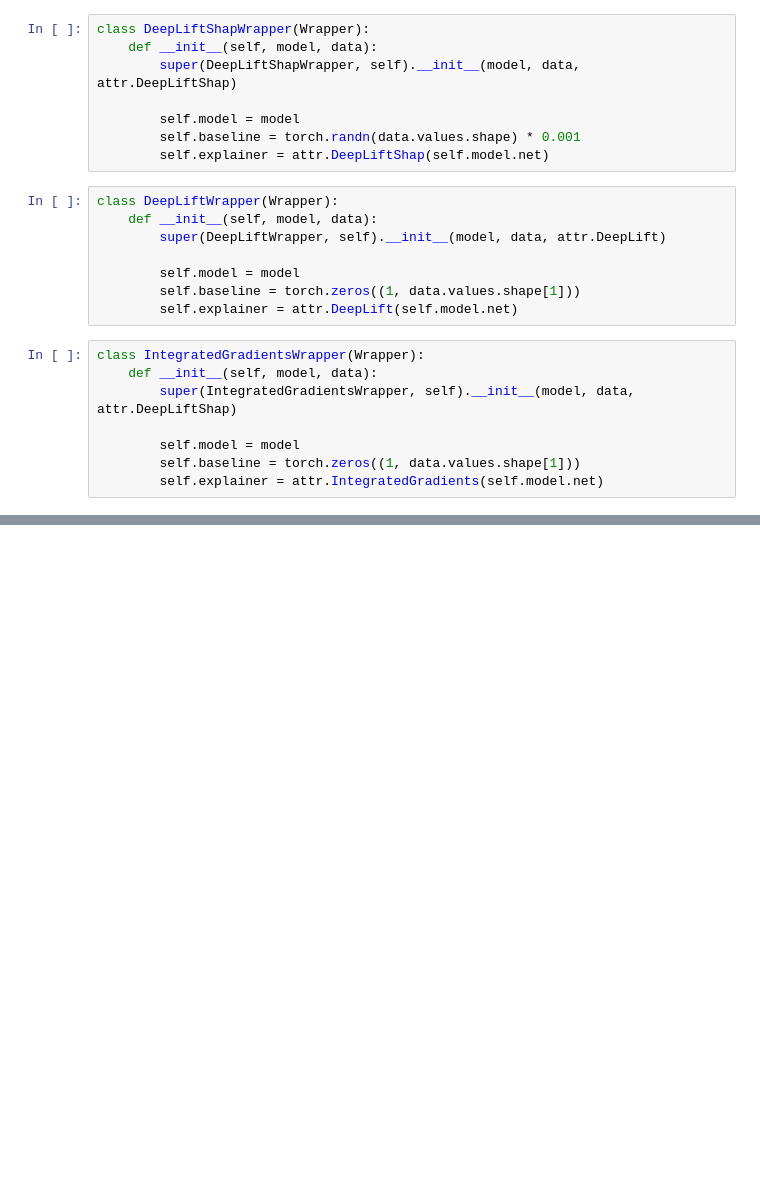
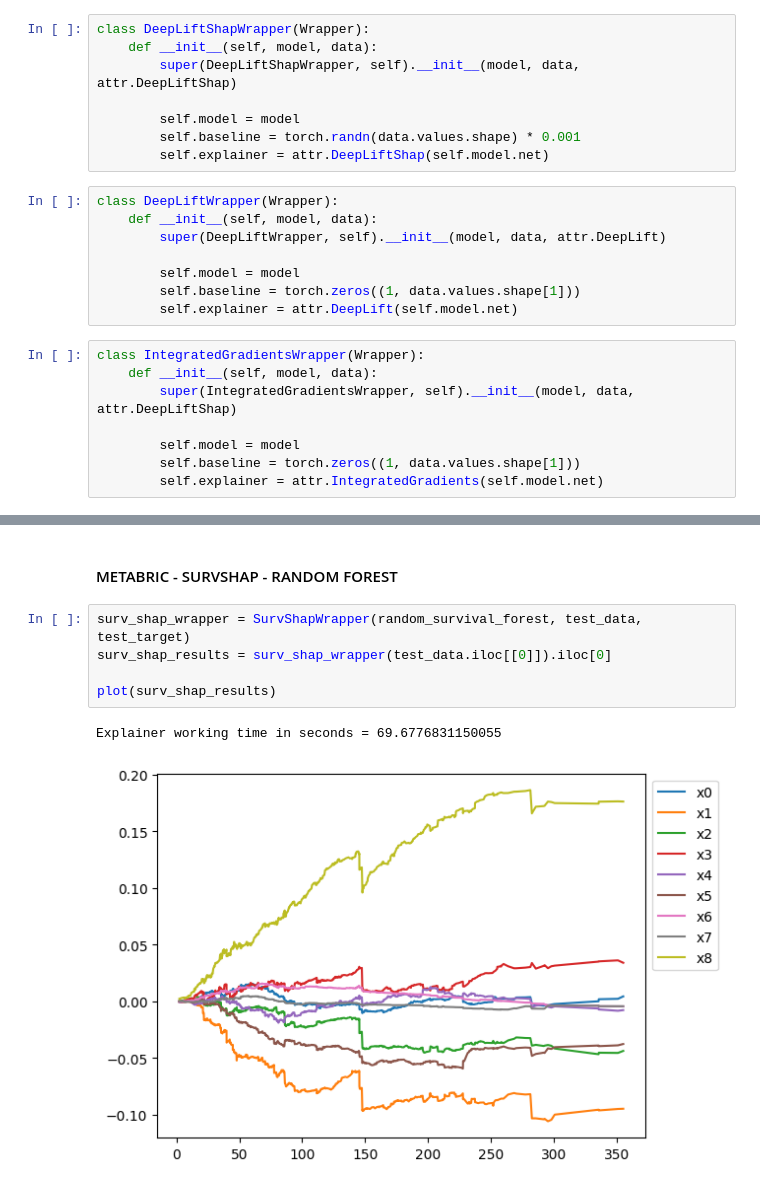
Before and after one commit to kskrajny/xai_team, a Jupyter notebook: XAI_project/XAI_Project_V.ipynb, the cells around one changed output, grey strips where cells are left out. Saved outputs shown, nothing was run; the diff lists cells and outputs as text; blank space fills up the shorter version.

```diff
--- a/XAI_project/XAI_Project_V.ipynb
+++ b/XAI_project/XAI_Project_V.ipynb
@@ -165,0 +271,10 @@ df
+# %% [markdown]
+#### METABRIC - SURVSHAP - RANDOM FOREST
+# %%
+surv_shap_wrapper = SurvShapWrapper(random_survival_forest, test_data, test_target)
+surv_shap_results = surv_shap_wrapper(test_data.iloc[[0]]).iloc[0]
+
+plot(surv_shap_results)
+# %% [output]
+Explainer working time in seconds = 69.6776831150055
+[figure, added]
```
Also changed, not shown: parts of 36 cells of this notebook.
